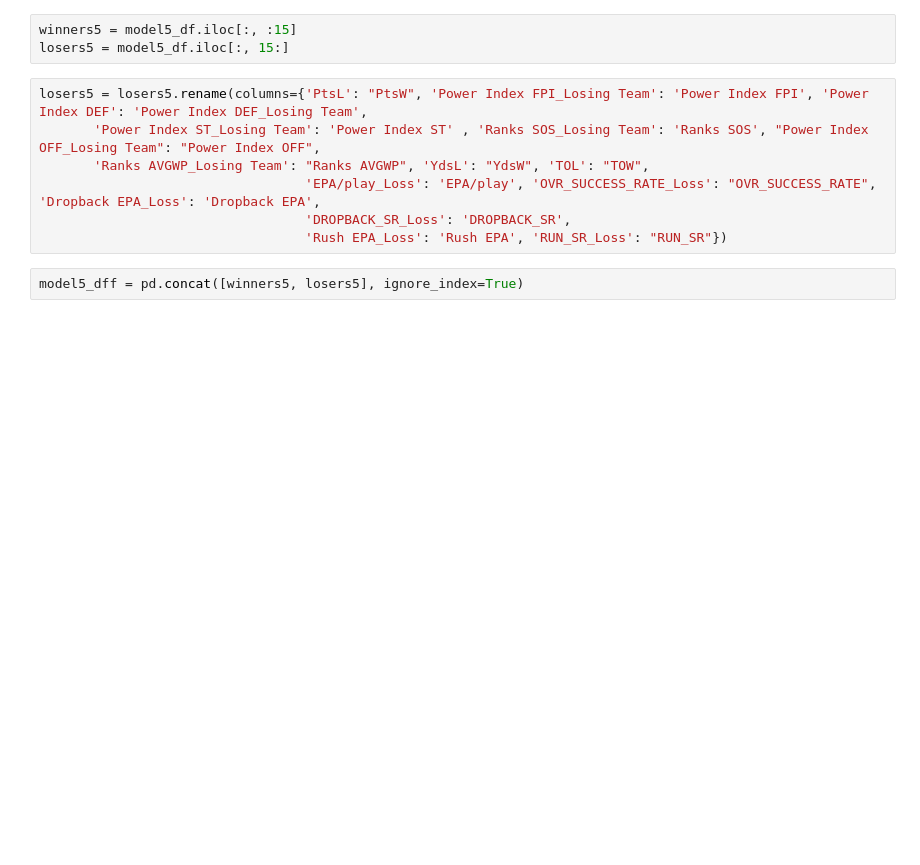
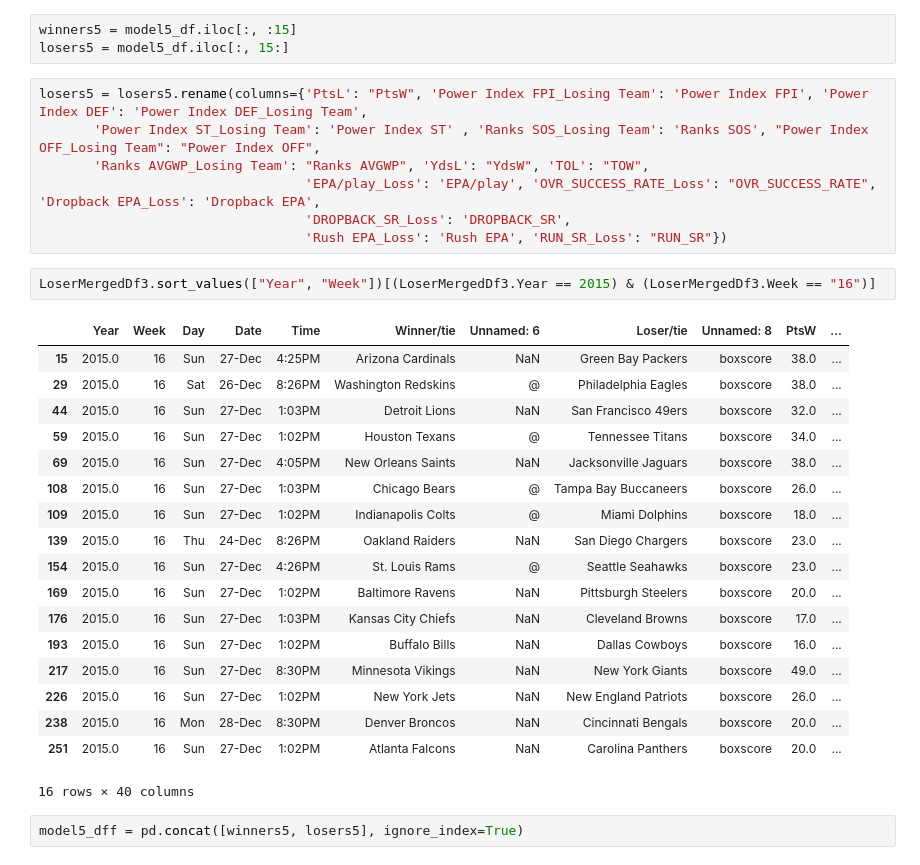
Before and after one commit to adithyav09/NFL-Big-Data-Bowl-2021.github.io, a Jupyter notebook: Untitled.ipynb, the cells around one changed output. Cells and saved outputs as stored; diff of their text form; blank space fills up the shorter version.

```diff
--- a/Untitled.ipynb
+++ b/Untitled.ipynb
@@ -730,6 +730,27 @@ losers5 = losers5.rename(columns={'PtsL': "PtsW", 'Power Index FPI_Losing Team':
                                   'EPA/play_Loss': 'EPA/play', 'OVR_SUCCESS_RATE_Loss': "OVR_SUCCESS_RATE", 'Dropback EPA_Loss': 'Dropback EPA',
                                   'DROPBACK_SR_Loss': 'DROPBACK_SR',
                                   'Rush EPA_Loss': 'Rush EPA', 'RUN_SR_Loss': "RUN_SR"})
+# %%
+LoserMergedDf3.sort_values(["Year", "Week"])[(LoserMergedDf3.Year == 2015) & (LoserMergedDf3.Week == "16")]
+# %% [output]
+|  | Year | Week | Day | Date | Time | Winner/tie | Unnamed: 6 | Loser/tie | Unnamed: 8 | PtsW | ... |
+| 15 | 2015.0 | 16 | Sun | 27-Dec | 4:25PM | Arizona Cardinals | NaN | Green Bay Packers | boxscore | 38.0 | ... |
+| 29 | 2015.0 | 16 | Sat | 26-Dec | 8:26PM | Washington Redskins | @ | Philadelphia Eagles | boxscore | 38.0 | ... |
+| 44 | 2015.0 | 16 | Sun | 27-Dec | 1:03PM | Detroit Lions | NaN | San Francisco 49ers | boxscore | 32.0 | ... |
+| 59 | 2015.0 | 16 | Sun | 27-Dec | 1:02PM | Houston Texans | @ | Tennessee Titans | boxscore | 34.0 | ... |
+| 69 | 2015.0 | 16 | Sun | 27-Dec | 4:05PM | New Orleans Saints | NaN | Jacksonville Jaguars | boxscore | 38.0 | ... |
+| 108 | 2015.0 | 16 | Sun | 27-Dec | 1:03PM | Chicago Bears | @ | Tampa Bay Buccaneers | boxscore | 26.0 | ... |
+| 109 | 2015.0 | 16 | Sun | 27-Dec | 1:02PM | Indianapolis Colts | @ | Miami Dolphins | boxscore | 18.0 | ... |
+| 139 | 2015.0 | 16 | Thu | 24-Dec | 8:26PM | Oakland Raiders | NaN | San Diego Chargers | boxscore | 23.0 | ... |
+| 154 | 2015.0 | 16 | Sun | 27-Dec | 4:26PM | St. Louis Rams | @ | Seattle Seahawks | boxscore | 23.0 | ... |
+| 169 | 2015.0 | 16 | Sun | 27-Dec | 1:02PM | Baltimore Ravens | NaN | Pittsburgh Steelers | boxscore | 20.0 | ... |
+| 176 | 2015.0 | 16 | Sun | 27-Dec | 1:03PM | Kansas City Chiefs | NaN | Cleveland Browns | boxscore | 17.0 | ... |
+| 193 | 2015.0 | 16 | Sun | 27-Dec | 1:02PM | Buffalo Bills | NaN | Dallas Cowboys | boxscore | 16.0 | ... |
+| 217 | 2015.0 | 16 | Sun | 27-Dec | 8:30PM | Minnesota Vikings | NaN | New York Giants | boxscore | 49.0 | ... |
+| 226 | 2015.0 | 16 | Sun | 27-Dec | 1:02PM | New York Jets | NaN | New England Patriots | boxscore | 26.0 | ... |
+| 238 | 2015.0 | 16 | Mon | 28-Dec | 8:30PM | Denver Broncos | NaN | Cincinnati Bengals | boxscore | 20.0 | ... |
+| 251 | 2015.0 | 16 | Sun | 27-Dec | 1:02PM | Atlanta Falcons | NaN | Carolina Panthers | boxscore | 20.0 | ... |
+16 rows × 40 columns
 # %%
 model5_dff = pd.concat([winners5, losers5], ignore_index=True)
 # %%
```
Also changed, not shown: parts of 105 cells of this notebook, 2 other files.
